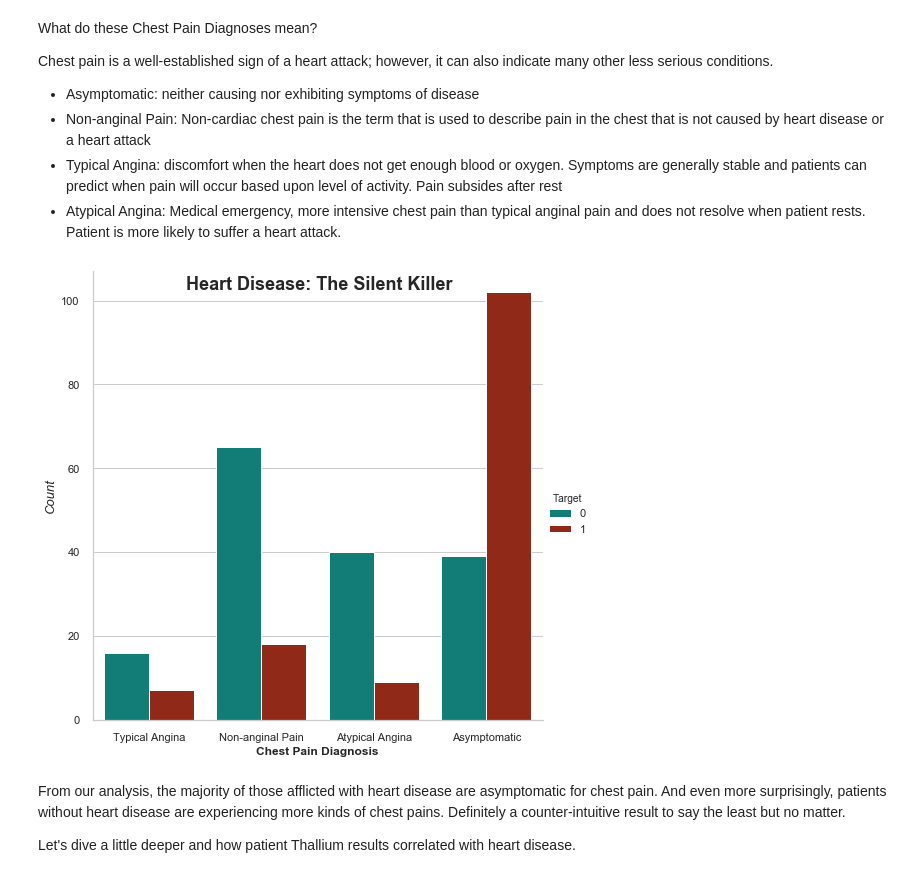
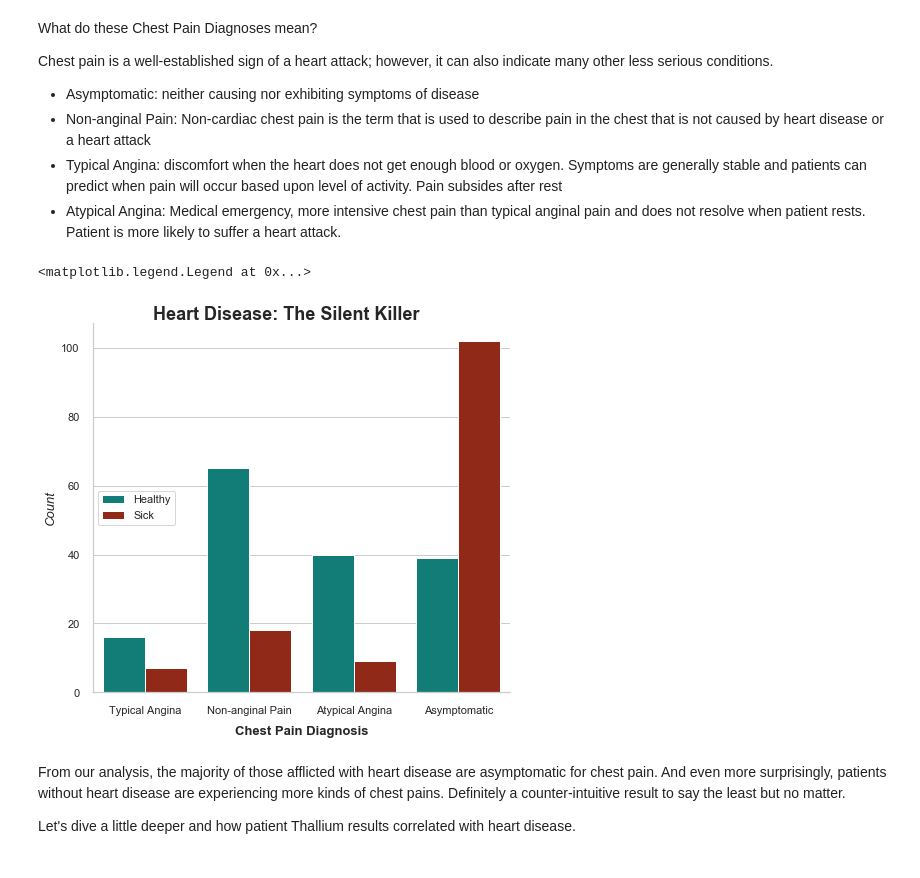
Before and after one commit to KishenSharma6/HeartDisease-Classification, a Jupyter notebook: Heart Disease - Classification.ipynb, the cells around one changed output. Drawn from its saved outputs; the diff is of its cells as text; code cells hidden in the pictures.

```diff
--- a/Heart Disease - Classification.ipynb
+++ b/Heart Disease - Classification.ipynb
@@ -297,22 +294,24 @@ Chest pain is a well-established sign of a heart attack; however, it can also in
 - Atypical Angina: Medical emergency, more intensive chest pain than typical anginal pain and does not resolve when patient rests. Patient is more likely to suffer a heart attack.
 # %%
 #Plot
-g = sns.catplot(x='Chest_Pain', hue='Target', height=7, aspect=1,
-                palette=disease,
+g = sns.catplot(x='Chest_Pain', hue='Target', height=6, aspect=1.1,
+                palette=disease,legend_out=False,
             kind = 'count',data=df)
 
 #Set x label
-g.axes[0,0].set_xlabel('Chest Pain Diagnosis', fontsize=12, fontweight='bold')
+g.axes[0,0].set_xlabel('Chest Pain Diagnosis', fontsize=13, fontweight='bold', labelpad=10)
 
 #Set ylabel
 g.axes[0,0].set_ylabel('Count', fontsize=13, style = 'italic')
 
 #Set Plot Title
-plt.subplots_adjust(top= .99)
-g.fig.suptitle('Heart Disease: The Silent Killer', fontweight='bold',
+g.fig.suptitle('Heart Disease: The Silent Killer', fontweight='bold', y=1.01 ,
               fontsize=18);
+#Set Legend
+plt.legend(title='',frameon=True, loc='center left', labels=['Healthy', 'Sick'])
 # %% [output]
+<matplotlib.legend.Legend at 0x...>
-[figure, old version]
+[figure, new version]
 # %% [markdown]
 From our analysis, the majority of those afflicted with heart disease are asymptomatic for chest pain. And even more surprisingly, patients without heart disease are experiencing more kinds of chest pains. Definitely a counter-intuitive result to say the least but no matter.
 
```
Also changed, not shown: parts of 12 cells of this notebook.
